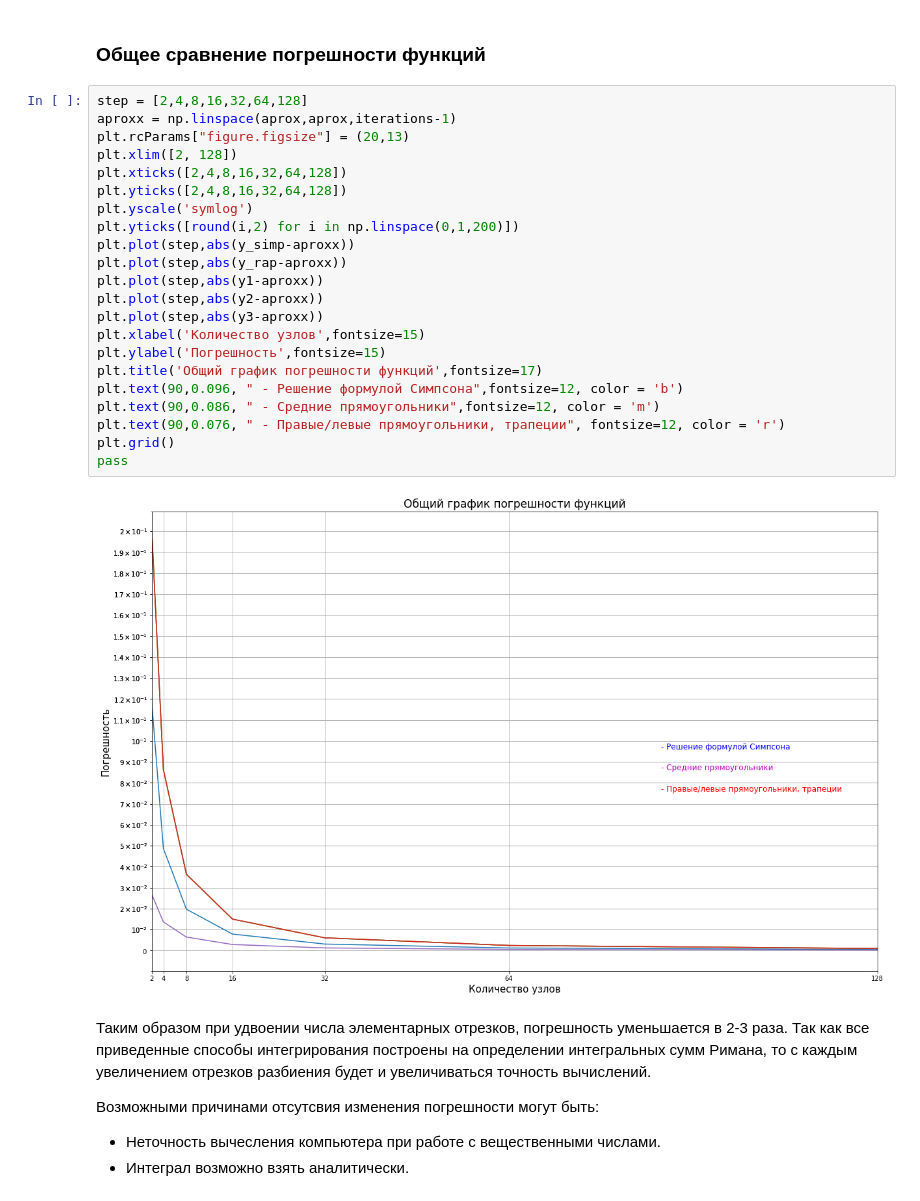
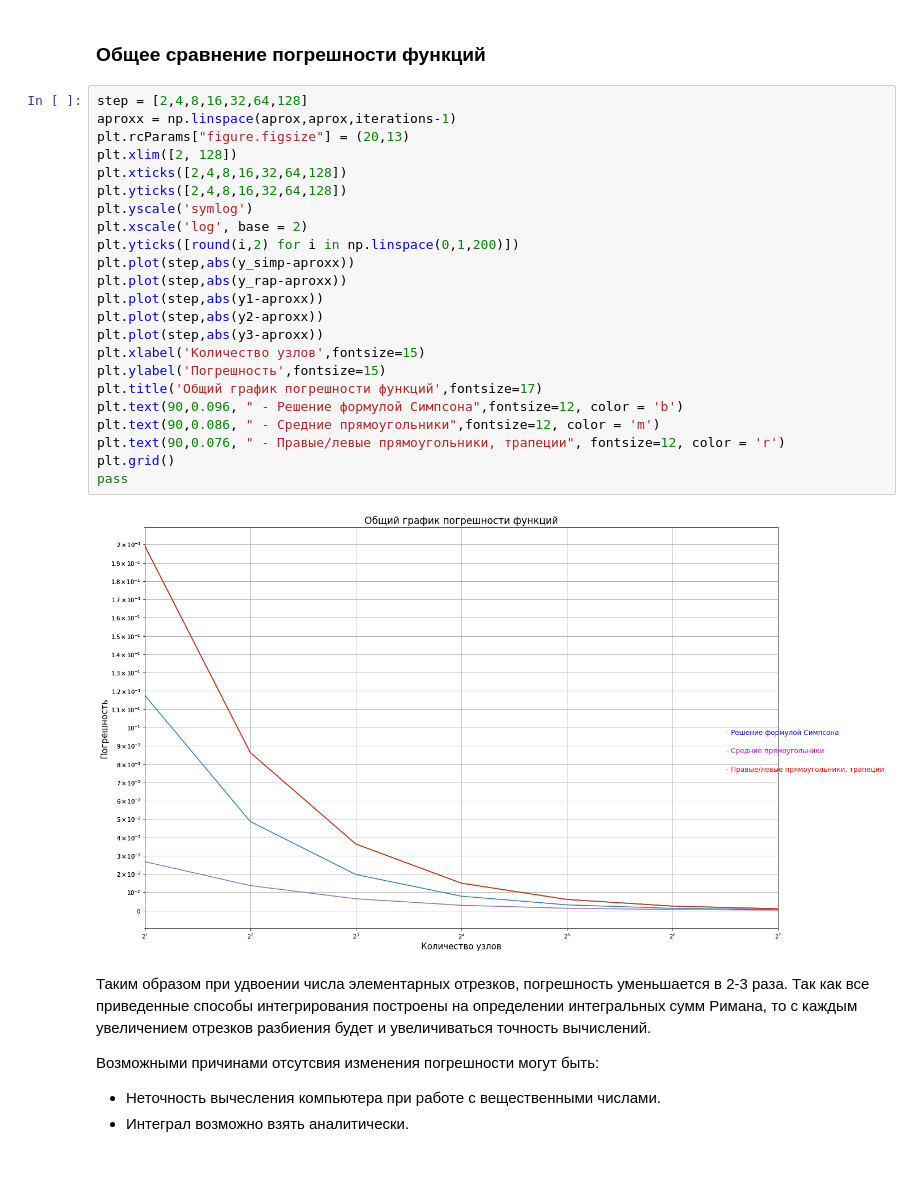
Before and after one commit to danielbulgakov/ProjectSKM, a Jupyter notebook: YearProjectSKM.ipynb, the cells around one changed output. Saved outputs shown, nothing was run; the diff lists cells and outputs as text; blank space fills up the shorter version.

```diff
--- a/YearProjectSKM.ipynb
+++ b/YearProjectSKM.ipynb
@@ -355,27 +361,28 @@ pass
 # %%
 step = [2,4,8,16,32,64,128]
 aproxx = np.linspace(aprox,aprox,iterations-1)
 plt.rcParams["figure.figsize"] = (20,13)
 plt.xlim([2, 128])
 plt.xticks([2,4,8,16,32,64,128])
 plt.yticks([2,4,8,16,32,64,128])
 plt.yscale('symlog')
+plt.xscale('log', base = 2)
 plt.yticks([round(i,2) for i in np.linspace(0,1,200)])
 plt.plot(step,abs(y_simp-aproxx))
 plt.plot(step,abs(y_rap-aproxx))
 plt.plot(step,abs(y1-aproxx))
 plt.plot(step,abs(y2-aproxx))
 plt.plot(step,abs(y3-aproxx))
 plt.xlabel('Количество узлов',fontsize=15)
 plt.ylabel('Погрешность',fontsize=15)
 plt.title('Общий график погрешности функций',fontsize=17)
 plt.text(90,0.096, " - Решение формулой Симпсона",fontsize=12, color = 'b')
 plt.text(90,0.086, " - Средние прямоугольники",fontsize=12, color = 'm')
 plt.text(90,0.076, " - Правые/левые прямоугольники, трапеции", fontsize=12, color = 'r')
 plt.grid()
 pass
 # %% [output]
-[figure, old version]
+[figure, new version]
 # %% [markdown]
 Таким образом при удвоении числа элементарных отрезков, погрешность уменьшается в 2-3 раза.
 Так как все приведенные способы интегрирования построены на определении интегральных сумм Римана, то с каждым увеличением отрезков разбиения будет и увеличиваться точность вычислений.
```
Also changed, not shown: parts of 7 cells of this notebook.
